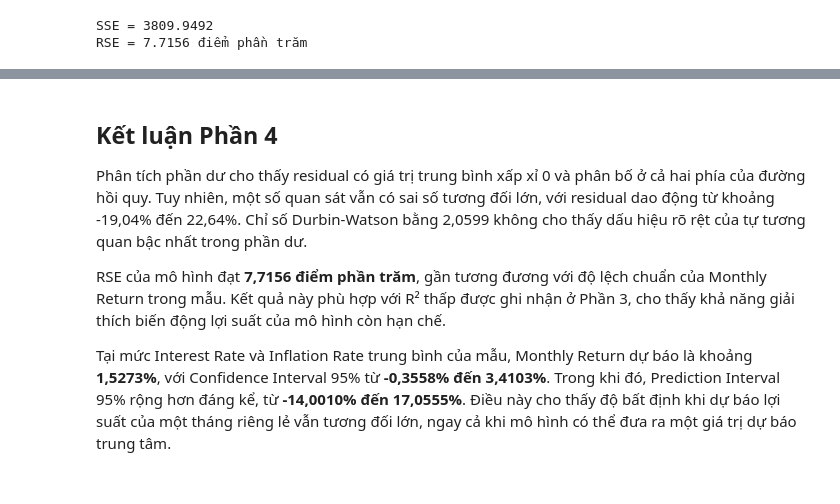
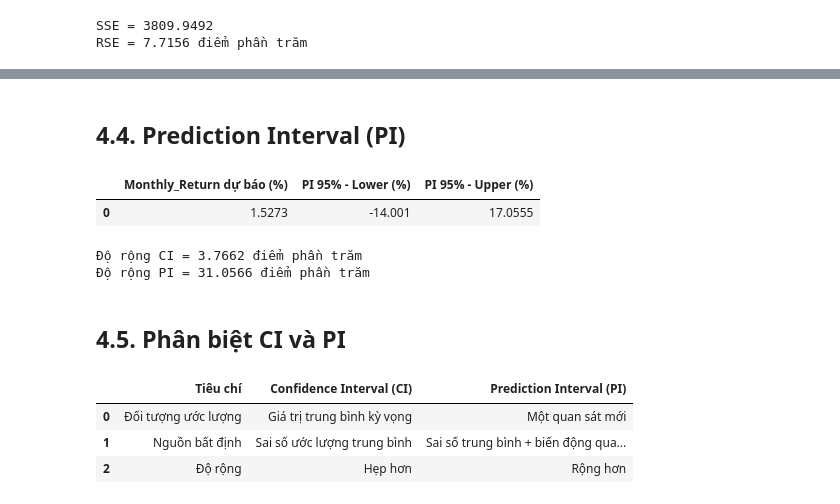
Before and after one commit to thaoS2/BI_Nhom7_BT, a Jupyter notebook: Homework/HW03_MLR_BigTech/Notebooks/04_diagnostics.ipynb, the cells around one changed output, grey strips where cells are left out. Saved outputs shown, nothing was run; the diff lists cells and outputs as text; code cells hidden in the pictures.

```diff
--- a/Homework/HW03_MLR_BigTech/Notebooks/04_diagnostics.ipynb
+++ b/Homework/HW03_MLR_BigTech/Notebooks/04_diagnostics.ipynb
@@ -247,8 +139,48 @@ Như vậy, Confidence Interval và Prediction Interval phục vụ hai mục đ
-# %% [markdown]
-## Kết luận Phần 4
-
-Phân tích phần dư cho thấy residual có giá trị trung bình xấp xỉ 0 và phân bố ở cả hai phía của đường hồi quy. Tuy nhiên, một số quan sát vẫn có sai số tương đối lớn, với residual dao động từ khoảng -19,04% đến 22,64%. Chỉ số Durbin-Watson bằng 2,0599 không cho thấy dấu hiệu rõ rệt của tự tương quan bậc nhất trong phần dư.
-
-RSE của mô hình đạt **7,7156 điểm phần trăm**, gần tương đương với độ lệch chuẩn của Monthly Return trong mẫu. Kết quả này phù hợp với R² thấp được ghi nhận ở Phần 3, cho thấy khả năng giải thích biến động lợi suất của mô hình còn hạn chế.
-
-Tại mức Interest Rate và Inflation Rate trung bình của mẫu, Monthly Return dự báo là khoảng **1,5273%**, với Confidence Interval 95% từ **-0,3558% đến 3,4103%**. Trong khi đó, Prediction Interval 95% rộng hơn đáng kể, từ **-14,0010% đến 17,0555%**. Điều này cho thấy độ bất định khi dự báo lợi suất của một tháng riêng lẻ vẫn tương đối lớn, ngay cả khi mô hình có thể đưa ra một giá trị dự báo trung tâm.
+# %% [markdown]
+## 4.4. Prediction Interval (PI)
+# %%
+pi_table = pd.DataFrame({
+    "Monthly_Return dự báo (%)": [pred.loc[0, "mean"]],
+    "PI 95% - Lower (%)": [pred.loc[0, "obs_ci_lower"]],
+    "PI 95% - Upper (%)": [pred.loc[0, "obs_ci_upper"]]
+})
+
+display(pi_table.round(4))
+
+ci_width = pred.loc[0, "mean_ci_upper"] - pred.loc[0, "mean_ci_lower"]
+pi_width = pred.loc[0, "obs_ci_upper"] - pred.loc[0, "obs_ci_lower"]
+
+print(f"Độ rộng CI = {ci_width:.4f} điểm phần trăm")
+print(f"Độ rộng PI = {pi_width:.4f} điểm phần trăm")
+# %% [output]
+|  | Monthly_Return dự báo (%) | PI 95% - Lower (%) | PI 95% - Upper (%) |
+| 0 | 1.5273 | -14.001 | 17.0555 |
+Độ rộng CI = 3.7662 điểm phần trăm
+Độ rộng PI = 31.0566 điểm phần trăm
+# %% [markdown]
+## 4.5. Phân biệt CI và PI
+# %%
+comparison = pd.DataFrame({
+    "Tiêu chí": [
+        "Đối tượng ước lượng",
+        "Nguồn bất định",
+        "Độ rộng"
+    ],
+    "Confidence Interval (CI)": [
+        "Giá trị trung bình kỳ vọng",
+        "Sai số ước lượng trung bình",
+        "Hẹp hơn"
+    ],
+    "Prediction Interval (PI)": [
+        "Một quan sát mới",
+        "Sai số trung bình + biến động quan sát mới",
+        "Rộng hơn"
+    ]
+})
+
+display(comparison)
+# %% [output]
+|  | Tiêu chí | Confidence Interval (CI) | Prediction Interval (PI) |
+| 0 | Đối tượng ước lượng | Giá trị trung bình kỳ vọng | Một quan sát mới |
+| 1 | Nguồn bất định | Sai số ước lượng trung bình | Sai số trung bình + biến động qua... |
+| 2 | Độ rộng | Hẹp hơn | Rộng hơn |
```
Also changed, not shown: parts of 21 cells of this notebook.
